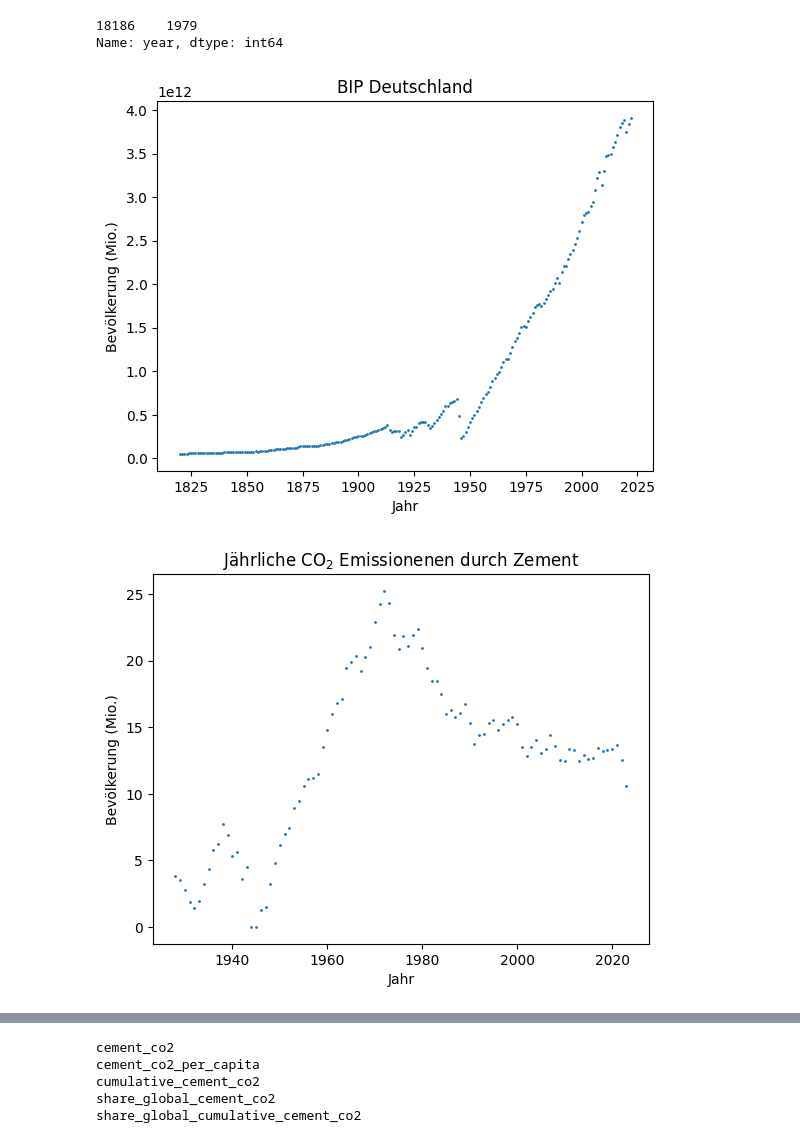
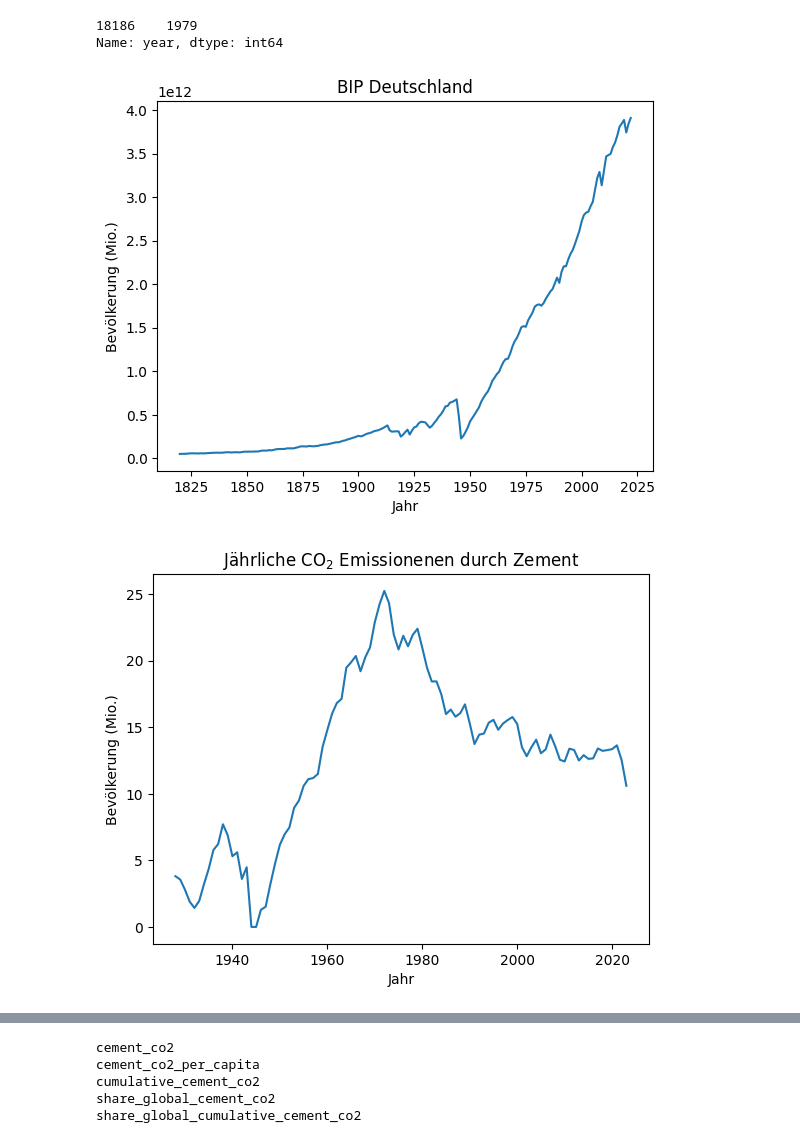
Before and after one commit to schlsimo/co2_case_study, a Jupyter notebook: code/analysis.ipynb, the cells around one changed output, grey strips where cells are left out. Cells and saved outputs as stored; diff of their text form; code cells hidden in the pictures.

```diff
--- a/code/analysis.ipynb
+++ b/code/analysis.ipynb
@@ -113,18 +138,18 @@ germany_co2_df[germany_co2_df["co2"] == germany_co2_df["co2"].max()]["year"]
 18186    1979
 Name: year, dtype: int64
 # %%
-plt.scatter(germany_co2_df.year, germany_co2_df.gdp, s=1)
+plt.plot(germany_co2_df.year, germany_co2_df.gdp)
 plt.xlabel("Jahr")
 plt.ylabel("Bevölkerung (Mio.)")
 plt.title("BIP Deutschland")
 plt.show()
 # %% [output]
-[figure, old version]
+[figure, new version]
 # %%
-plt.scatter(germany_co2_df.year, germany_co2_df.cement_co2, s=1)
+plt.plot(germany_co2_df.year, germany_co2_df.cement_co2)
 plt.xlabel("Jahr")
 plt.ylabel("Bevölkerung (Mio.)")
 plt.title("Jährliche CO$_2$ Emissionenen durch Zement")
 plt.show()
 # %% [output]
-[figure, old version]
+[figure, new version]
```
Also changed, not shown: parts of 14 cells of this notebook.
